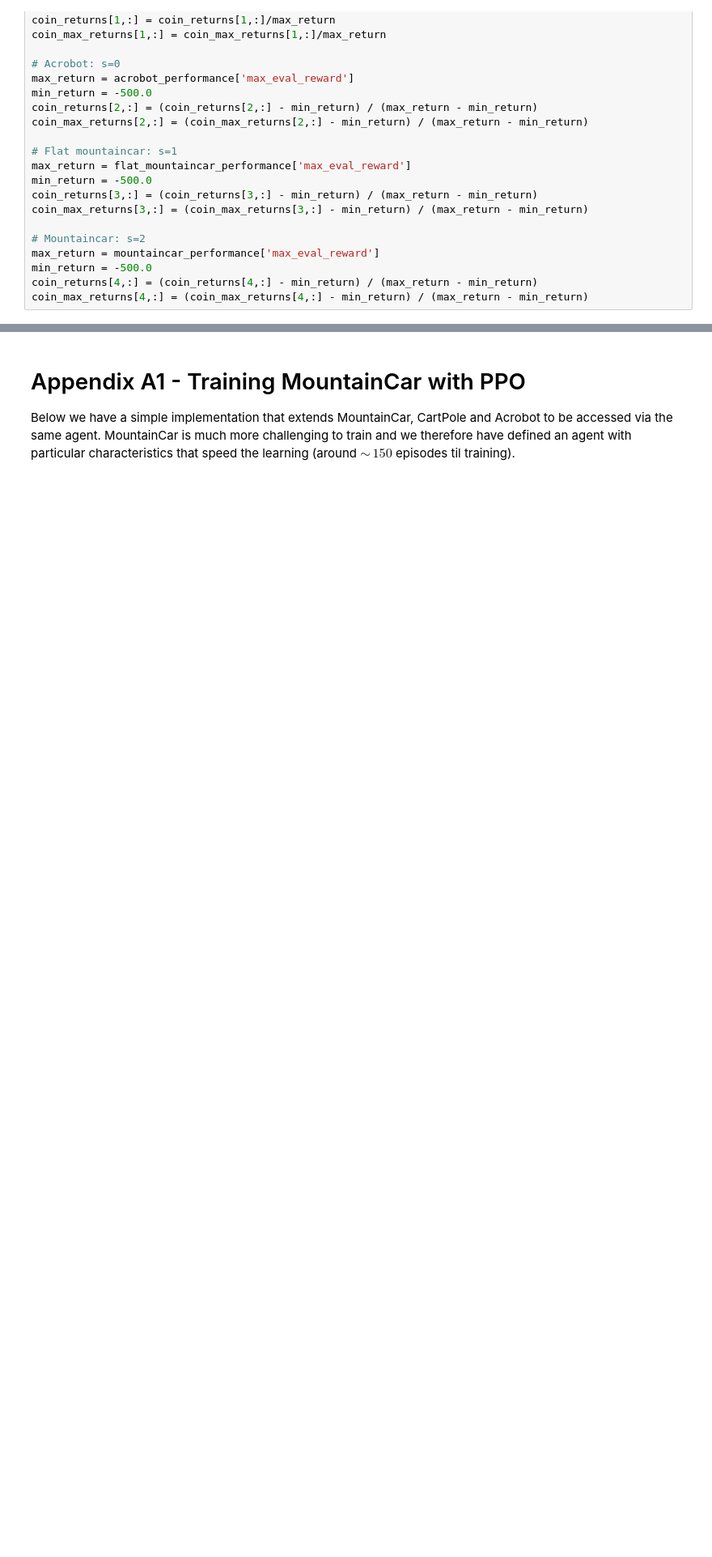
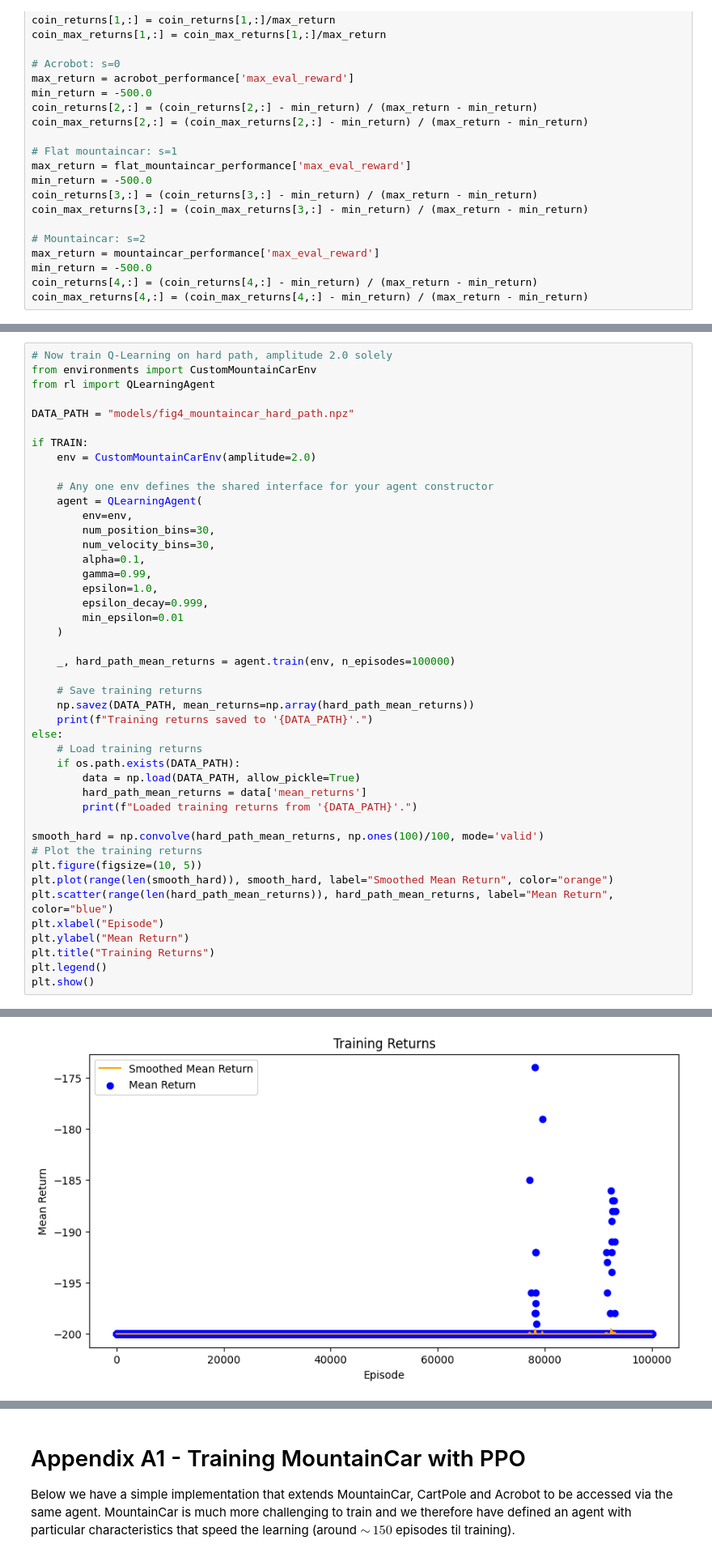
Before and after one commit to RichieRich2569/COINRL, a Jupyter notebook: figures.ipynb, the cells around one changed output, grey strips where cells are left out. Shown at 81% size. Drawn from its saved outputs; the diff is of its cells as text; blank space fills up the shorter version.

```diff
--- a/figures.ipynb
+++ b/figures.ipynb
@@ -2117,0 +2254,45 @@ Final image size (including border): 412×312 px
+# %%
+# Now train Q-Learning on hard path, amplitude 2.0 solely
+from environments import CustomMountainCarEnv
+from rl import QLearningAgent
+
+DATA_PATH = "models/fig4_mountaincar_hard_path.npz"
+
+if TRAIN:
+    env = CustomMountainCarEnv(amplitude=2.0)
+
+    # Any one env defines the shared interface for your agent constructor
+    agent = QLearningAgent(
+        env=env,
+        num_position_bins=30,
+        num_velocity_bins=30,
+        alpha=0.1,
+        gamma=0.99,
+        epsilon=1.0,
+        epsilon_decay=0.999,
+        min_epsilon=0.01
+    )
+
+    _, hard_path_mean_returns = agent.train(env, n_episodes=100000)
+
+    # Save training returns
+    np.savez(DATA_PATH, mean_returns=np.array(hard_path_mean_returns))
+    print(f"Training returns saved to '{DATA_PATH}'.")
+else:
+    # Load training returns
+    if os.path.exists(DATA_PATH):
+        data = np.load(DATA_PATH, allow_pickle=True)
+        hard_path_mean_returns = data['mean_returns']
+        print(f"Loaded training returns from '{DATA_PATH}'.")
+
+smooth_hard = np.convolve(hard_path_mean_returns, np.ones(100)/100, mode='valid')
+# Plot the training returns
+plt.figure(figsize=(10, 5))
+plt.plot(range(len(smooth_hard)), smooth_hard, label="Smoothed Mean Return", color="orange")
+plt.scatter(range(len(hard_path_mean_returns)), hard_path_mean_returns, label="Mean Return", color="blue")
+plt.xlabel("Episode")
+plt.ylabel("Mean Return")
+plt.title("Training Returns")
+plt.legend()
+plt.show()
+# %% [output]
@@ -2117,0 +2300 @@ Final image size (including border): 412×312 px
+[figure, added]
```
Also changed, not shown: parts of 45 cells of this notebook, 12 other files.
